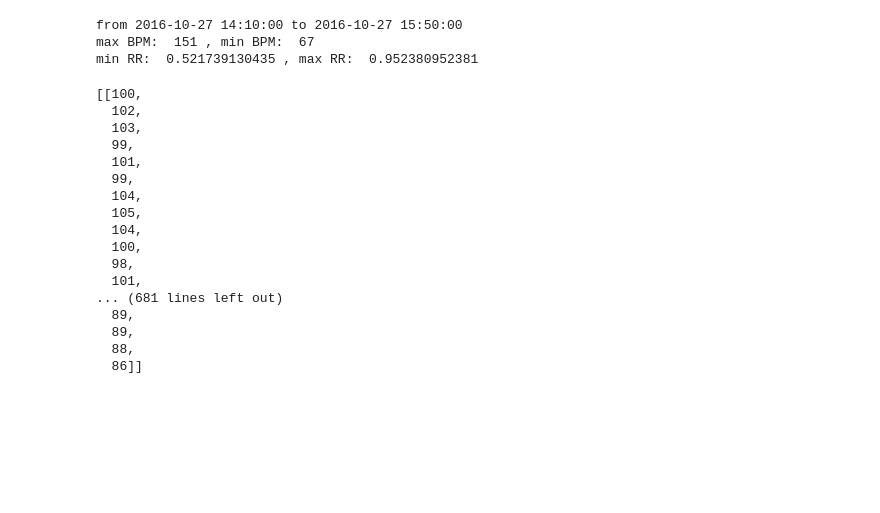
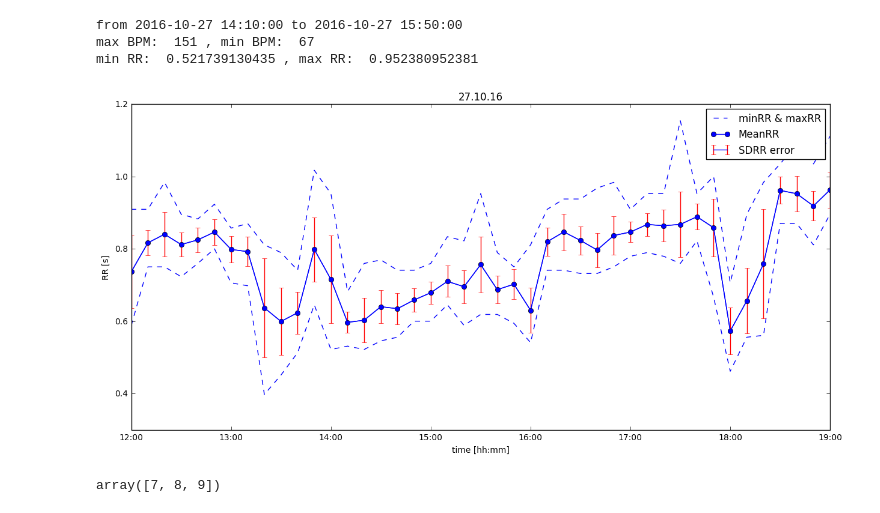
Before and after one commit to ChristianLemke/pda16ws17, a Jupyter notebook: heart rate analysis - Template for Seminar - PDA 16WS17 .ipynb, the cells around one changed output. Drawn from its saved outputs; the diff is of its cells as text; code cells hidden in the pictures; blank space fills up the shorter version.

```diff
--- a/heart rate analysis - Template for Seminar - PDA 16WS17 .ipynb
+++ b/heart rate analysis - Template for Seminar - PDA 16WS17 .ipynb
@@ -470,23 +485,52 @@ print ('min RR: ', minRR, ', max RR: ',maxRR)
 from 2016-10-27 14:10:00 to 2016-10-27 15:50:00
 max BPM:  151 , min BPM:  67
 min RR:  0.521739130435 , max RR:  0.952380952381
-# %%
-[segments[segment_label] for segment_label in segments_labels[timeSpan2Start:timeSpan2End]]
-# %% [output]
-[[100,
-  102,
-  103,
-  99,
-  101,
-  99,
-  104,
-  105,
-  104,
-  100,
-  98,
-  101,
-... (681 lines left out)
-  89,
-  89,
-  88,
-  86]]
+# %%
+# plot exam time span with error
+# time span: exam + lecture
+
+labelRange = segments_labels[timeSpan1Start:timeSpan1End]
+
+featureValues22mean = [featureCalculation_MeanRR(segments[segment_label]) for segment_label in labelRange]
+
+labelValues22 = [dt.datetime.fromtimestamp(segment_label) for segment_label in labelRange]
+
+
+labelValues22max = [60/np.max(segments[segment_label]) for segment_label in labelRange]
+labelValues22min = [60/np.min(segments[segment_label]) for segment_label in labelRange]
+
+featureValues22SD = [featureCalculation_SDRR(segments[segment_label]) for segment_label in segments_labels[timeSpan1Start:timeSpan1End]]
+
+
+from matplotlib.dates import DateFormatter
+# plot
+%matplotlib inline
+
+fig, ax = plt.subplots()
+fig.set_size_inches(15,7)
+
+ax.plot_date(labelValues22, labelValues22max, 'b--', label='minRR & maxRR')
+ax.plot_date(labelValues22, featureValues22mean, 'bo-', label='MeanRR')
+ax.plot_date(labelValues22, labelValues22min, 'b--')
+
+ax.errorbar(labelValues22,featureValues22mean,featureValues22SD, ecolor='r', label='SDRR error')
+
+
+handles, labels = ax.get_legend_handles_labels()
+ax.legend(handles, labels)
+
+myFmt = DateFormatter("%H:%M")
+ax.xaxis.set_major_formatter(myFmt)
+plt.title('27.10.16')
+plt.xlabel("time [hh:mm]")
+plt.ylabel("RR [s]")
+
+plt.show()
+# %% [output]
+[figure, added]
+# %%
+a = np.array([1,2,3])
+b= np.array([1+2+3])
+a+b
+# %% [output]
+array([7, 8, 9])
```
Also changed, not shown: parts of 11 cells of this notebook.
